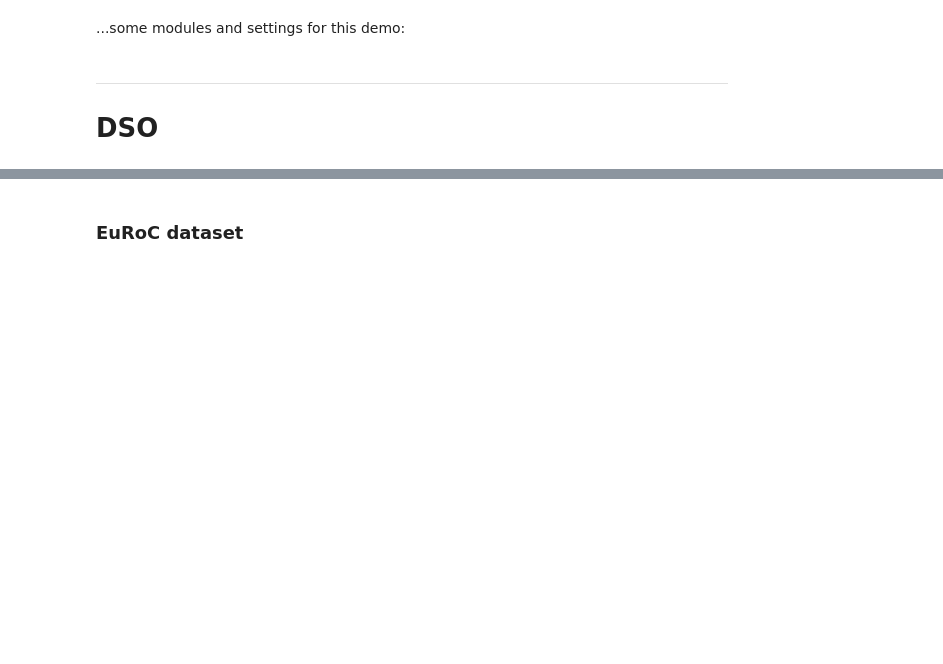
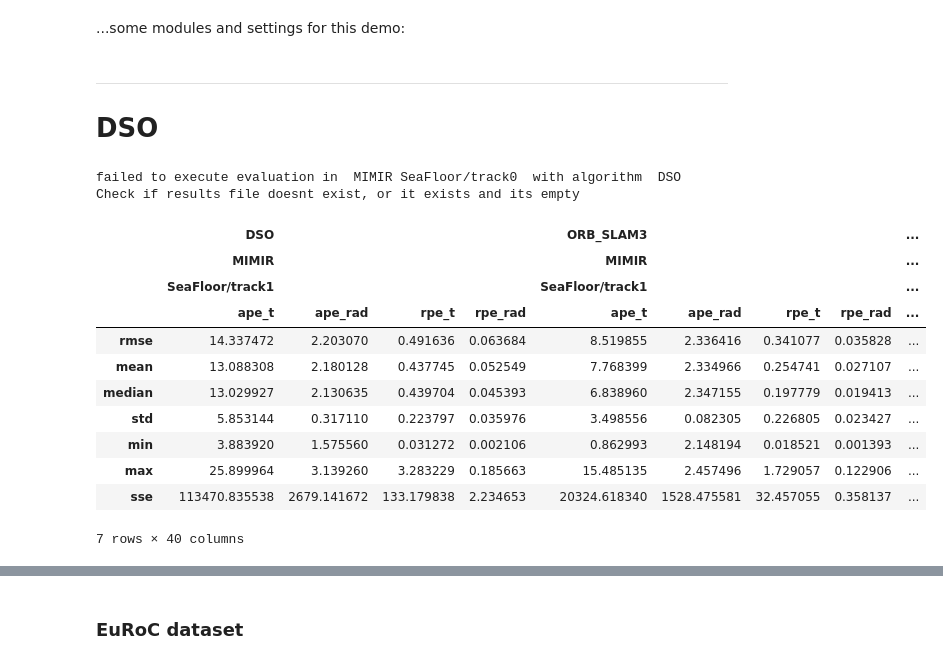
Before and after one commit to olayasturias/monocular_visual_slam_survey, a Jupyter notebook: evaluation/metrics_interactive.ipynb, the cells around one changed output, grey strips where cells are left out. Cells and saved outputs as stored; diff of their text form; code cells hidden in the pictures; blank space fills up the shorter version.

```diff
--- a/evaluation/metrics_interactive.ipynb
+++ b/evaluation/metrics_interactive.ipynb
@@ -149,3 +150,44 @@ result_df = pd.DataFrame()
 # %% [markdown]
 ---
 # DSO
+# %%
+results_dict = {"algorithm": ["DSO", "ORB_SLAM3"],
+                "dataset": ["MIMIR"],
+                "MIMIR":["SeaFloor/track0","SeaFloor/track1"]}
+
+for algorithm in results_dict["algorithm"]:
+    for dataset in results_dict["dataset"]:
+        for track in results_dict[dataset]:
+            try:
+                # find files
+                result_file = os.path.join('..','results',algorithm,dataset,track,'result.txt')
+                gt_file = os.path.join('..','groundtruths',dataset,track,'data.tum')
+                #read GT with EVO
+                gt_evo = file_interface.read_tum_trajectory_file(gt_file)
+                #reat estimate with EVO
+                if algorithm == "DSO":
+                    estimated_traj = dso_estimate_workaround(gt_evo, result_file)
+                else:
+                    estimated_traj = file_interface.read_tum_trajectory_file(result_file)
+
+                df = metrics_dataframe(gt_evo,estimated_traj,algorithm,dataset,track)
+                result_df = pd.concat([result_df, df], axis="columns", join="outer")
+            except:
+                print("failed to execute evaluation in ", dataset, track, " with algorithm ", algorithm)
+                print("Check if results file doesnt exist, or it exists and its empty")
+result_df
+# %% [output]
+failed to execute evaluation in  MIMIR SeaFloor/track0  with algorithm  DSO
+Check if results file doesnt exist, or it exists and its empty
+|  | DSO |  |  |  | ORB_SLAM3 |  |  |  | ... |
+|  | MIMIR |  |  |  | MIMIR |  |  |  | ... |
+|  | SeaFloor/track1 |  |  |  | SeaFloor/track1 |  |  |  | ... |
+|  | ape_t | ape_rad | rpe_t | rpe_rad | ape_t | ape_rad | rpe_t | rpe_rad | ... |
+| rmse | 14.337472 | 2.203070 | 0.491636 | 0.063684 | 8.519855 | 2.336416 | 0.341077 | 0.035828 | ... |
+| mean | 13.088308 | 2.180128 | 0.437745 | 0.052549 | 7.768399 | 2.334966 | 0.254741 | 0.027107 | ... |
+| median | 13.029927 | 2.130635 | 0.439704 | 0.045393 | 6.838960 | 2.347155 | 0.197779 | 0.019413 | ... |
+| std | 5.853144 | 0.317110 | 0.223797 | 0.035976 | 3.498556 | 0.082305 | 0.226805 | 0.023427 | ... |
+| min | 3.883920 | 1.575560 | 0.031272 | 0.002106 | 0.862993 | 2.148194 | 0.018521 | 0.001393 | ... |
+| max | 25.899964 | 3.139260 | 3.283229 | 0.185663 | 15.485135 | 2.457496 | 1.729057 | 0.122906 | ... |
+| sse | 113470.835538 | 2679.141672 | 133.179838 | 2.234653 | 20324.618340 | 1528.475581 | 32.457055 | 0.358137 | ... |
+7 rows × 40 columns
```
Also changed, not shown: parts of 2 cells of this notebook, 7 other files.
